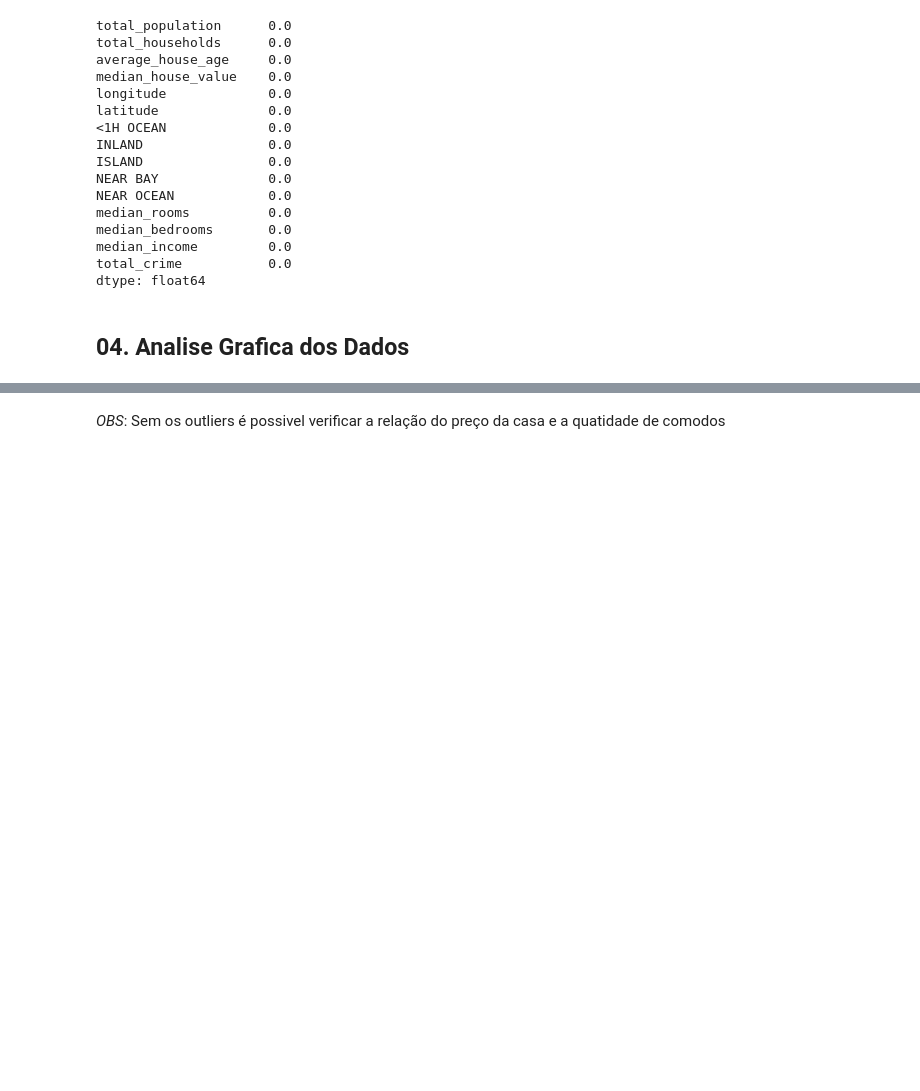
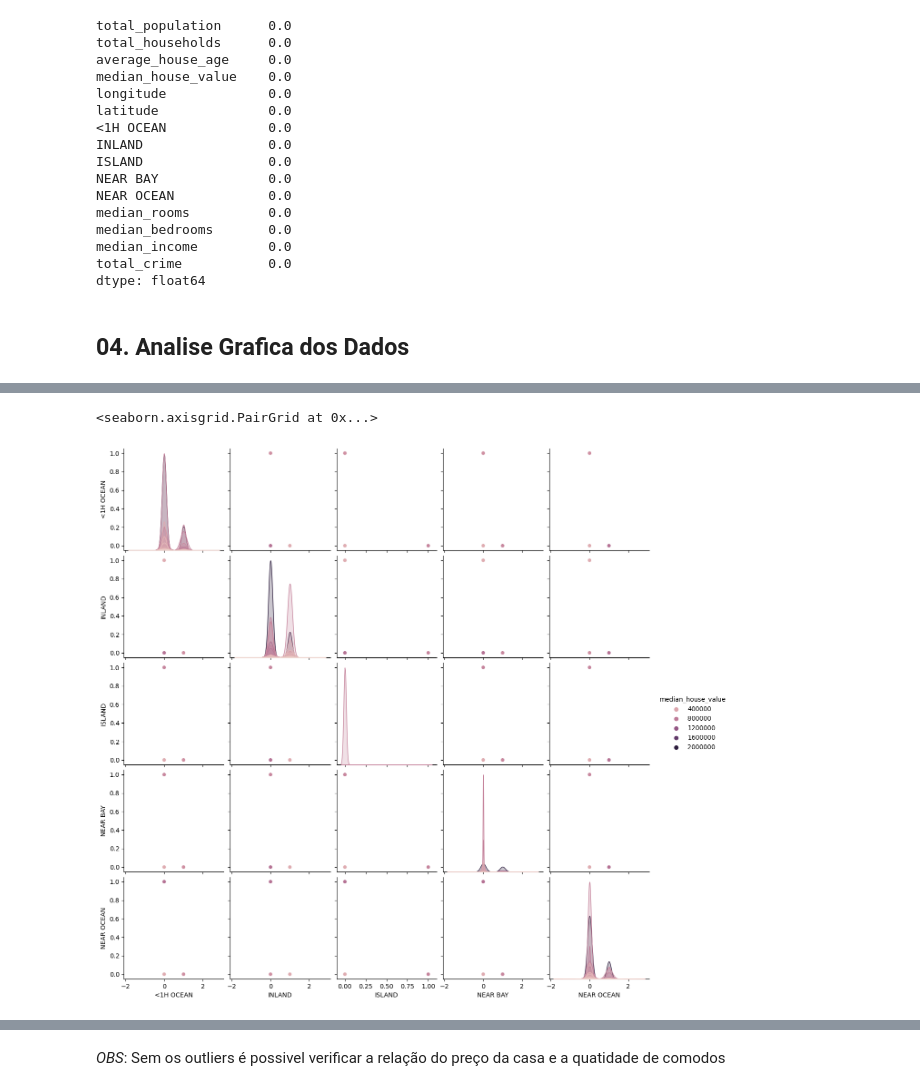
Before and after one commit to christhiangoncalves/Calculo_de_Preco_Casas_California, a Jupyter notebook: California_house_Price.ipynb, the cells around one changed output, grey strips where cells are left out. Cells and saved outputs as stored; diff of their text form; code cells hidden in the pictures; blank space fills up the shorter version.

```diff
--- a/California_house_Price.ipynb
+++ b/California_house_Price.ipynb
@@ -457,3 +459,6 @@ plot3 = ['median_house_value', 'median_rooms', 'median_bedrooms','median_income'
 # %%
-#sns.pairplot(df_merged_h_c[plot2],hue= 'median_house_value')
+sns.pairplot(df_merged_h_c[plot2],hue= 'median_house_value')
+# %% [output]
+<seaborn.axisgrid.PairGrid at 0x...>
+[figure, added]
 # %%
```
Also changed, not shown: parts of 10 cells of this notebook.
